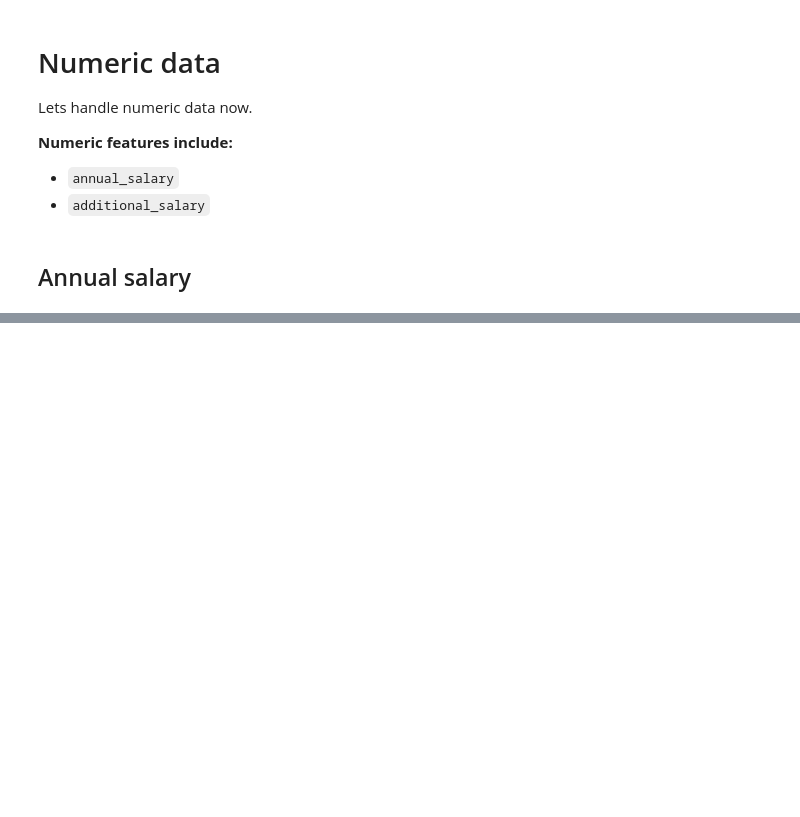
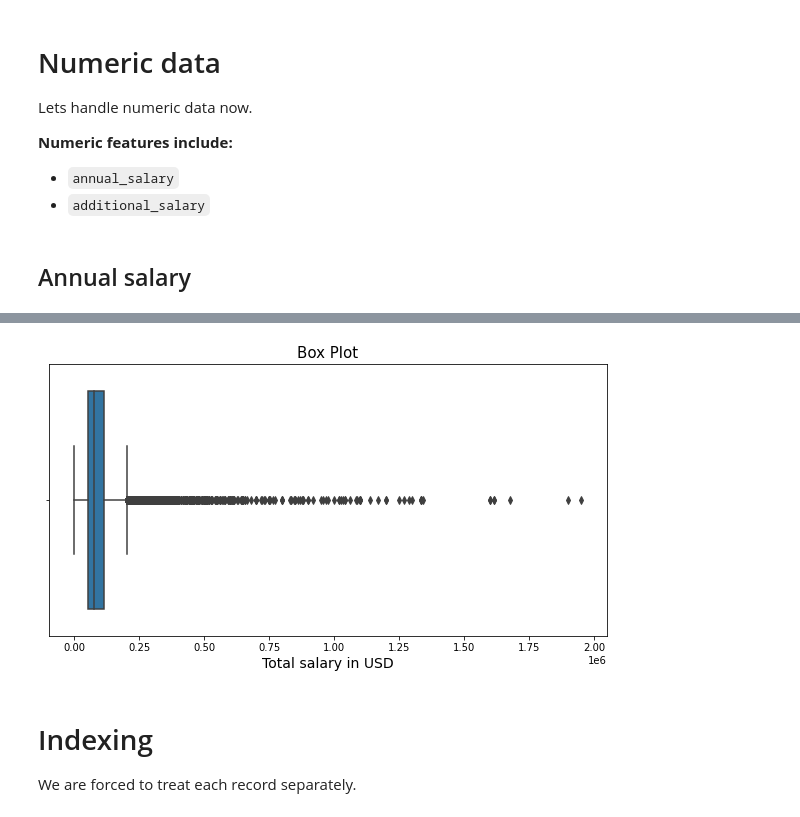
Before and after one commit to OlaPietka/Data-Cleaning-project, a Jupyter notebook: data_preparation.ipynb, the cells around one changed output, grey strips where cells are left out. Drawn from its saved outputs; the diff is of its cells as text; code cells hidden in the pictures; blank space fills up the shorter version.

```diff
--- a/data_preparation.ipynb
+++ b/data_preparation.ipynb
@@ -679,0 +1034,7 @@ data['annual_salary']
+# %%
+# calculate upper and lower limits
+upper_limit = data.total_salary_USD.mean() + 3 * data.total_salary_USD.std()
+lower_limit = data.total_salary_USD.mean() -3 * data.total_salary_USD.std()
+
+# show outliers
+data[~((data.total_salary_USD < upper_limit) & (data.total_salary_USD > lower_limit))]
@@ -679,0 +1048,14 @@ data['annual_salary']
+# %%
+# remove outliers
+data = data.drop(data[~((data.total_salary_USD < upper_limit) & (data.total_salary_USD > lower_limit))].index)
+# %%
+fig = plt.figure(figsize=(10,5))
+sns.boxplot(data.total_salary_USD)
+plt.title('Box Plot', fontsize=15)
+plt.xlabel('Total salary in USD', fontsize=14)
+plt.show()
+# %% [output]
+[figure, added]
+# %% [markdown]
+# Indexing
+We are forced to treat each record separately.
```
Also changed, not shown: parts of 53 cells of this notebook.
